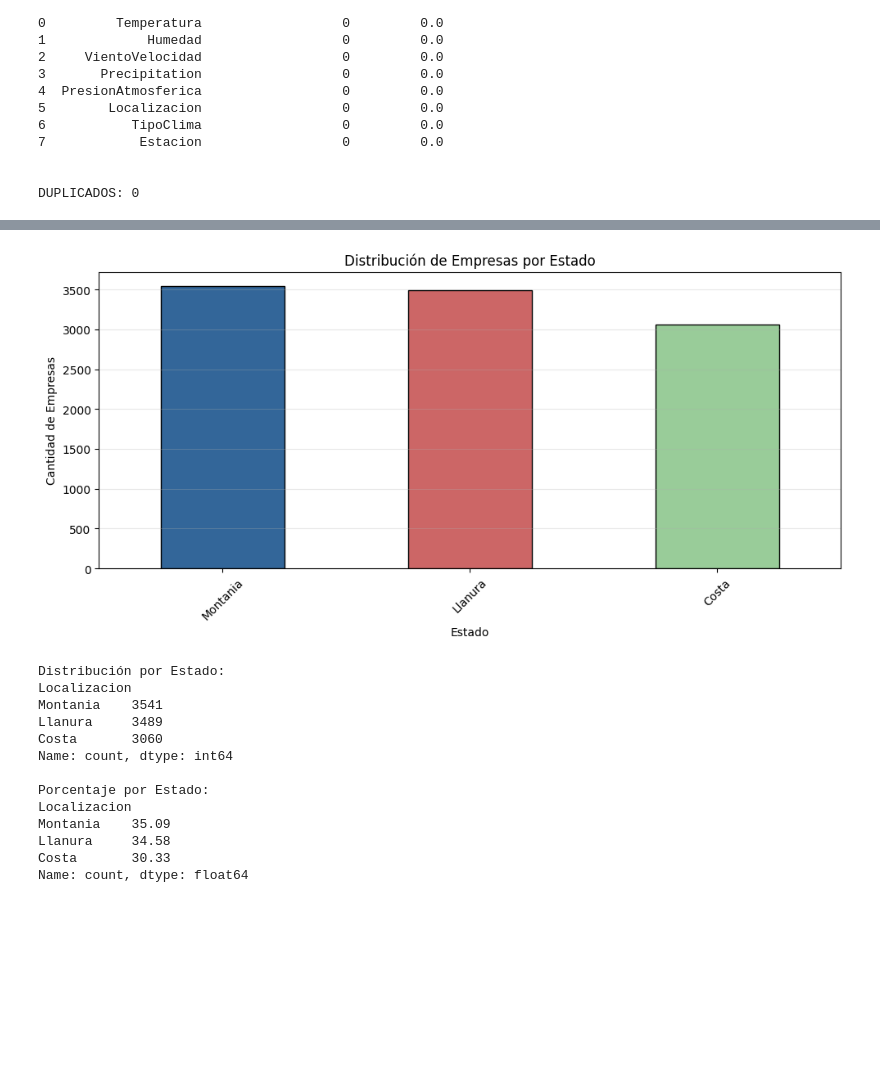
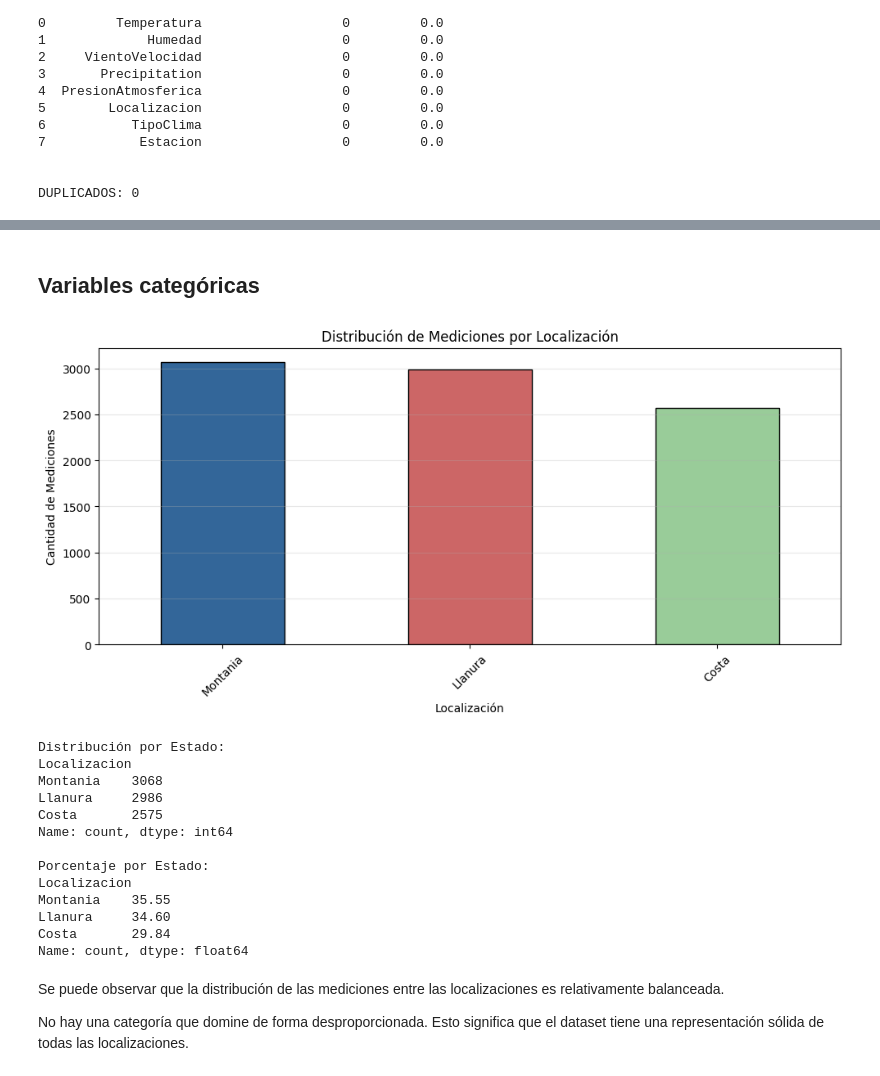
Before and after one commit to Fabrote/season-classifier, a Jupyter notebook: MD-TP3_TAPIA-PALACIO.ipynb, the cells around one changed output, grey strips where cells are left out. Drawn from its saved outputs; the diff is of its cells as text; code cells hidden in the pictures; blank space fills up the shorter version.

Commit message:
Listo para arrancar con PP y entrenamiento

```diff
--- a/MD-TP3_TAPIA-PALACIO.ipynb
+++ b/MD-TP3_TAPIA-PALACIO.ipynb
@@ -129,0 +193,10 @@ DUPLICADOS: 0
+# %%
+# Eliminamos los registros con valores imposibles
+
+estaciones = estaciones[
+    (estaciones['Temperatura'] <= 45) &
+    (estaciones['Humedad'] >= 0) & (estaciones['Humedad'] <= 100) &
+    (estaciones['Precipitation'] >= 0) & (estaciones['Precipitation'] <= 100) &
+    (estaciones['PresionAtmosferica'] >= 940) & (estaciones['PresionAtmosferica'] <= 1080)
+]
+print(f"Número de registros después de eliminar valores imposibles: {len(estaciones)}")
@@ -163,37 +286,43 @@ plt.show()
+# %% [markdown]
+## Variables categóricas
 # %%
 conteo_estados = estaciones['Localizacion'].value_counts()
 
 paleta = ['#336699', '#CC6666', '#99CC99']
 
 plt.figure(figsize=(10, 5))
-conteo_estados.plot(kind='bar', color= paleta, edgecolor='black')
-plt.xlabel('Estado')
-plt.ylabel('Cantidad de Empresas')
-plt.title('Distribución de Empresas por Estado')
+conteo_estados.plot(kind='bar', color=paleta, edgecolor='black')
+plt.xlabel('Localización')
+plt.ylabel('Cantidad de Mediciones')
+plt.title('Distribución de Mediciones por Localización')
 plt.xticks(rotation=45)
 plt.grid(True, alpha=0.3, axis='y')
 plt.tight_layout()
 plt.show()
 
 print("\nDistribución por Estado:")
 print(conteo_estados)
 print(f"\nPorcentaje por Estado:")
 print((conteo_estados / len(estaciones) * 100).round(2))
 # %% [output]
-[figure, old version]
+[figure, new version]
 Distribución por Estado:
 Localizacion
-Montania    3541
-Llanura     3489
-Costa       3060
+Montania    3068
+Llanura     2986
+Costa       2575
 Name: count, dtype: int64
 
 Porcentaje por Estado:
 Localizacion
-Montania    35.09
-Llanura     34.58
-Costa       30.33
+Montania    35.55
+Llanura     34.60
+Costa       29.84
 Name: count, dtype: float64
+# %% [markdown]
+Se puede observar que la distribución de las mediciones entre las localizaciones es relativamente balanceada.
+
+No hay una categoría que domine de forma desproporcionada. Esto significa que el dataset tiene una representación sólida de todas las localizaciones.
 # %%
 conteo_estados = estaciones['TipoClima'].value_counts()
 
```
Also changed, not shown: parts of 27 cells of this notebook.
